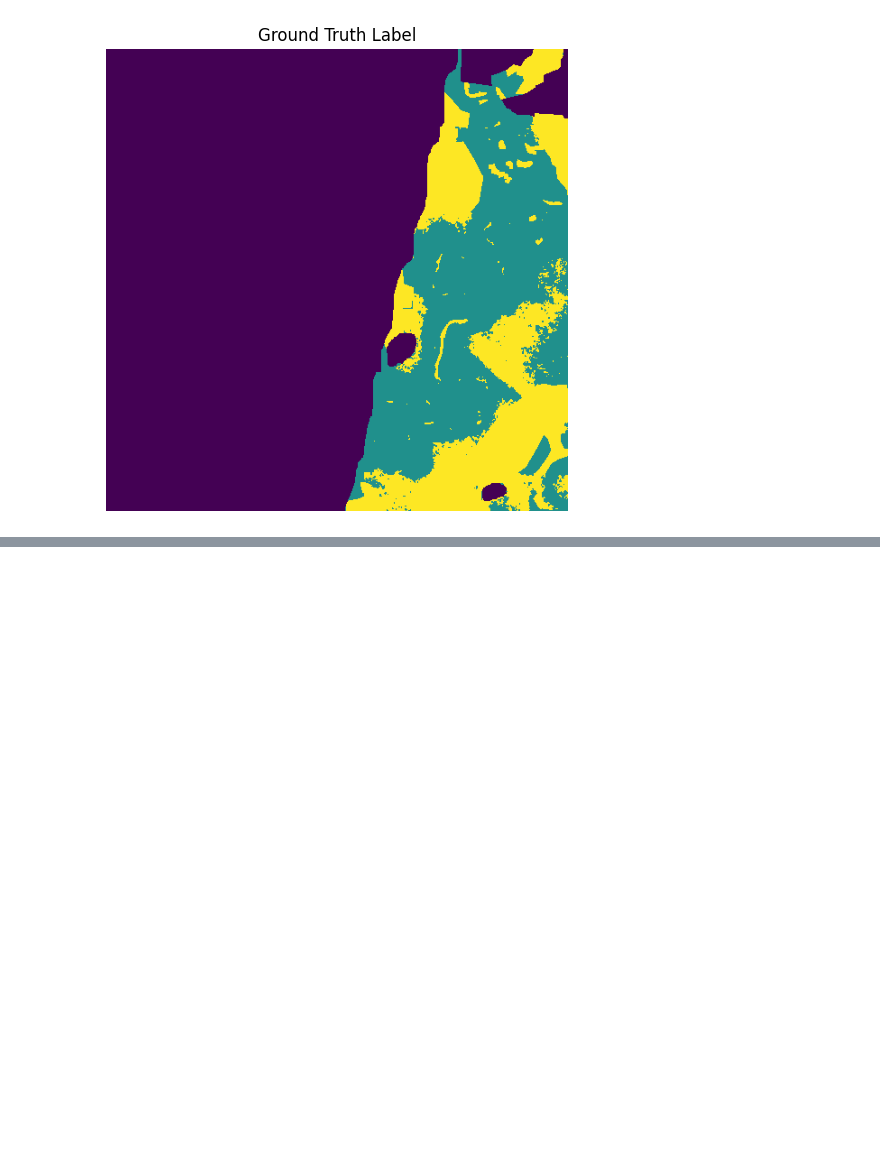
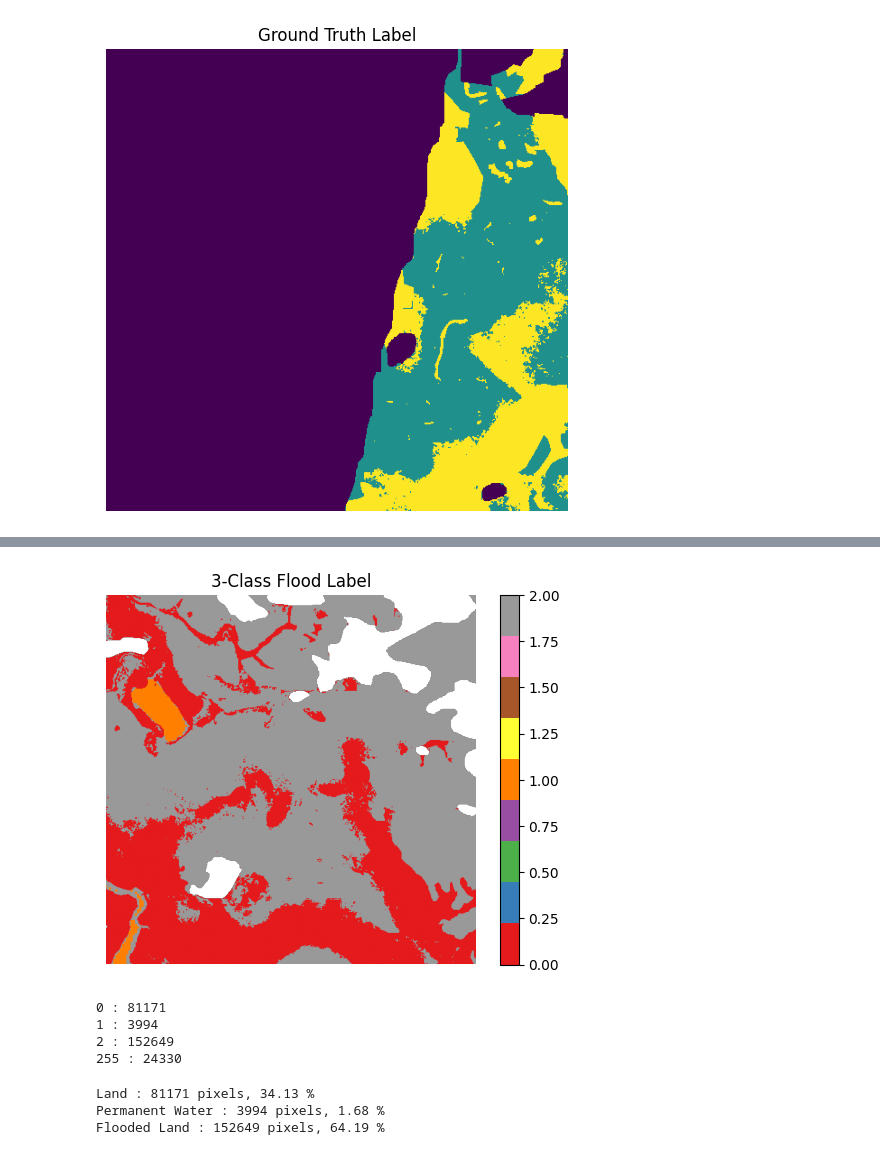
Before and after one commit to srihasagnana/GeoMind-AI, a Jupyter notebook: major_project.ipynb, the cells around one changed output, grey strips where cells are left out. Cells and saved outputs as stored; diff of their text form; code cells hidden in the pictures; blank space fills up the shorter version.

```diff
--- a/major_project.ipynb
+++ b/major_project.ipynb
@@ -145,0 +221,9 @@ C:\Users\GNANA SRIHASA\major_project.ipynb
+# %%
+# label == 0 → Land
+# label == 1 → temporarily called Flooded Land (2)
+# label == 1 AND jrc == 1 → changed to Permanent Water (1)
+
+three_class = np.zeros_like(label, dtype=np.uint8)
+
+three_class[label == 1] = 2
+three_class[(label == 1) & (jrc == 1)] = 1
@@ -145,0 +237,26 @@ C:\Users\GNANA SRIHASA\major_project.ipynb
+# %%
+plt.imshow(np.ma.masked_equal(three_class, 255), cmap="Set1", vmin=0, vmax=2)
+plt.title("3-Class Flood Label")
+plt.colorbar()
+plt.axis("off")
+plt.show()
+# %% [output]
+[figure, added]
+# %%
+for value in [0, 1, 2, 255]:
+    print(value, ":", np.sum(three_class == value))
+# %% [output]
+0 : 81171
+1 : 3994
+2 : 152649
+255 : 24330
+# %%
+total = np.sum(three_class != 255)
+
+for value, name in [(0, "Land"), (1, "Permanent Water"), (2, "Flooded Land")]:
+    count = np.sum(three_class == value)
+    print(name, ":", count, "pixels,", round(count / total * 100, 2), "%")
+# %% [output]
+Land : 81171 pixels, 34.13 %
+Permanent Water : 3994 pixels, 1.68 %
+Flooded Land : 152649 pixels, 64.19 %
```
Also changed, not shown: parts of 20 cells of this notebook.
